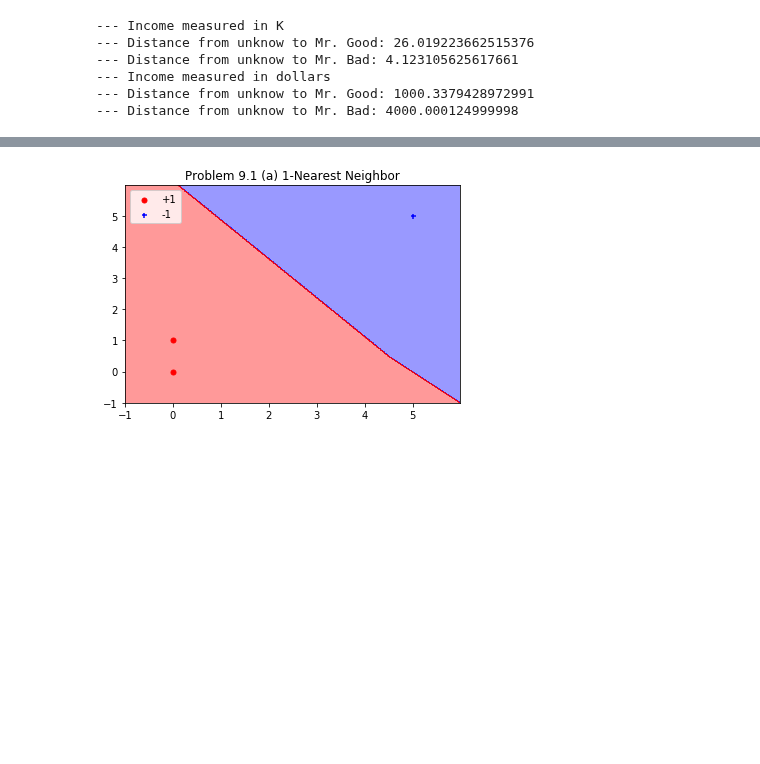
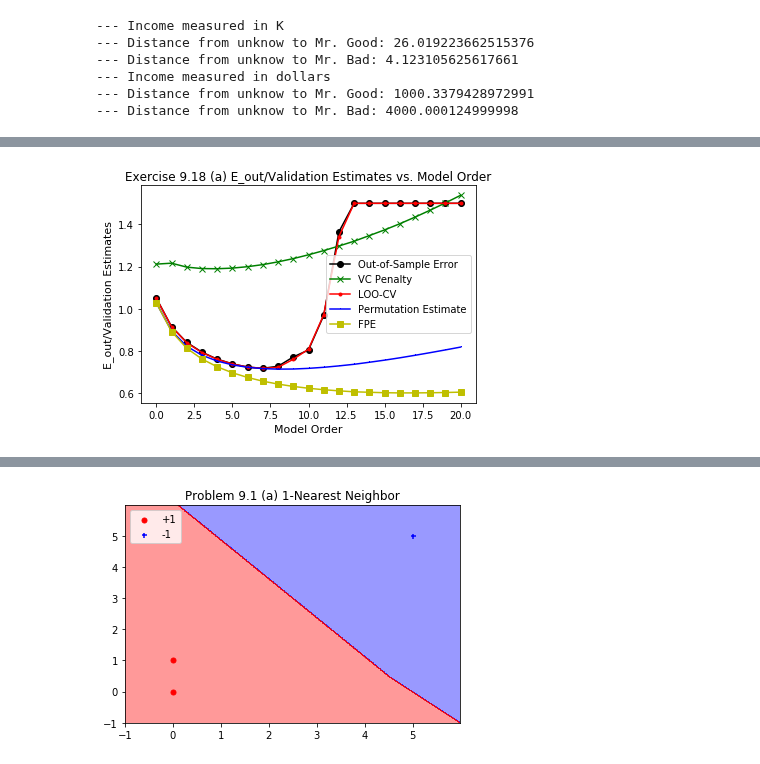
Before and after one commit to niuers/Learning-From-Data-A-Short-Course, a Jupyter notebook: Solutions to Chapter 9 Learning Aides.ipynb, the cells around one changed output, grey strips where cells are left out. Saved outputs shown, nothing was run; the diff lists cells and outputs as text; code cells hidden in the pictures; blank space fills up the shorter version.

Commit message:
Added exercise 9.18

```diff
--- a/Solutions to Chapter 9 Learning Aides.ipynb
+++ b/Solutions to Chapter 9 Learning Aides.ipynb
@@ -334,0 +500,15 @@ If we want to strictly enforce the constraint, we can add more hint examples, so
+# %%
+orders = np.arange(max_hypo_degree+1)
+yub = 1.5
+Est_loocvs_f = np.clip(Est_loocvs, 0, yub)
+Eouts_f = np.clip(Eouts, 0, yub)
+xxs = [orders, orders, orders, orders, orders]
+yys = [Eouts_f, Est_vcs, Est_loocvs_f, Est_perms, Est_fpes]
+myplot.plt_plot(xxs, yys, 'plot', ['k', 'g', 'r', 'b', 'y'], ['o', 'x', '.', ',', 's'],
+                ['Out-of-Sample Error', 'VC Penalty', 'LOO-CV', 'Permutation Estimate',
+                'FPE'],
+        title = 'Exercise 9.18 (a) E_out/Validation Estimates vs. Model Order', yscale = None, ylb = 0, yub = 1.2,
+        xlb = None, xub = None, xlabel = 'Model Order', ylabel = 'E_out/Validation Estimates',
+        legends = ['']*6, legendx = None, legendy = None, marker_sizes=[15]*5)
+# %% [output]
+[figure, added]
```
Also changed, not shown: parts of 12 cells of this notebook.
